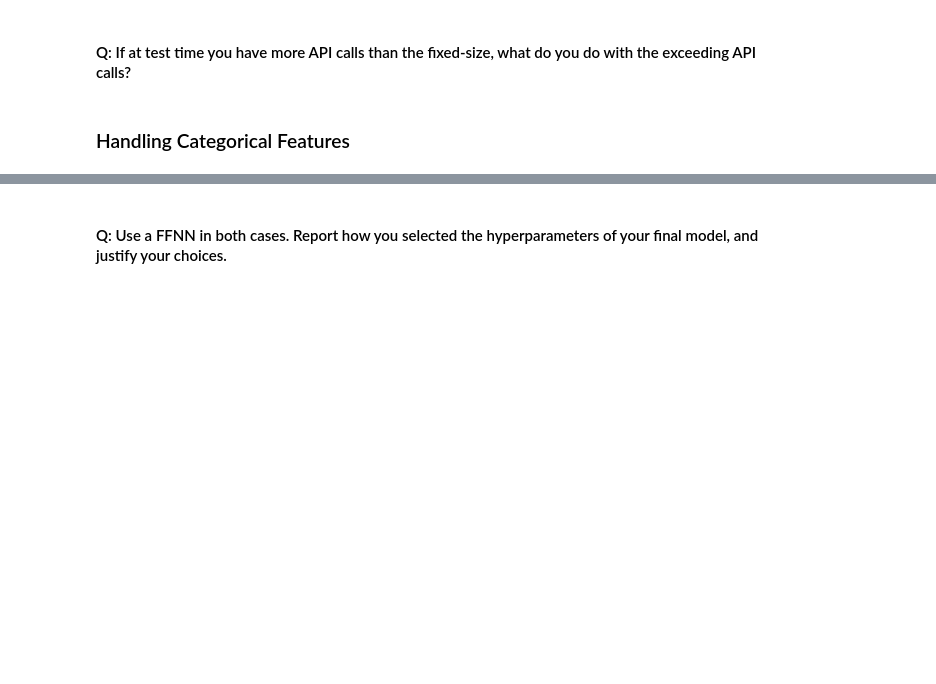
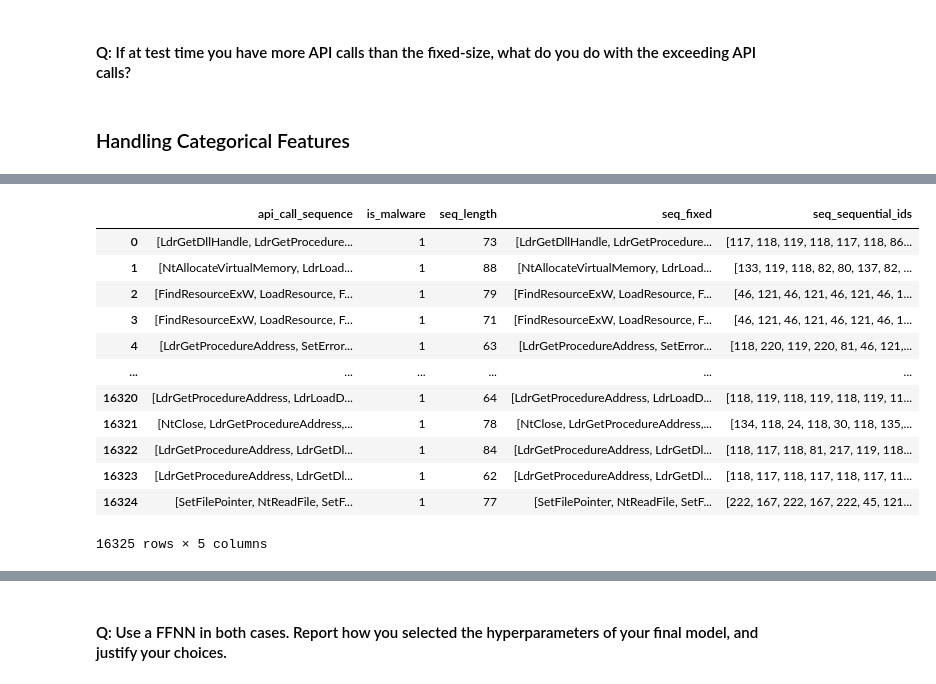
Before and after one commit to AImSecure/Laboratory2, a Jupyter notebook: lab/notebooks/Lab2_FFNN_RNN_GNN.ipynb, the cells around one changed output, grey strips where cells are left out. Drawn from its saved outputs; the diff is of its cells as text; code cells hidden in the pictures; blank space fills up the shorter version.

Commit message:
Task 1 and Task 2 first implementation

```diff
--- a/lab/notebooks/Lab2_FFNN_RNN_GNN.ipynb
+++ b/lab/notebooks/Lab2_FFNN_RNN_GNN.ipynb
@@ -392,6 +584,34 @@ os.makedirs(save_dir, exist_ok=True)
 # %% [markdown]
 #### Q: Given the estimate, what technique could you use to obtain the same number of API calls per sequence?
+# %%
+# --- To ensure consistency, we apply the padding or truncating to also on the test df ---
+df_test['seq_fixed'] = df_test['api_call_sequence'].apply(lambda x: pad_truncate_sequence(x, L))
 # %% [markdown]
 #### Q: If at test time you have more API calls than the fixed-size, what do you do with the exceeding API calls?
 # %% [markdown]
 ### Handling Categorical Features
+# %%
+# --- Handling Categorical Features ---
+
+# Combine train and test sequences to create a unified vocabulary for consistent mapping
+all_sequences = pd.concat([df_train['seq_fixed'], df_test['seq_fixed']], axis=0)
+all_api_calls = [api for seq in all_sequences for api in seq]
+
+# Handle the padding value (0) - ensure it's treated as a special token
+# We'll add a placeholder for padding in the vocabulary if it's not already there.
+# Since we used 0 for padding, we need to adjust the mapping.
+# Let's map padding to index 0 and start API call indices from 1.
+unique_api_calls = sorted(list(set(api for api in all_api_calls if isinstance(api, str)))) # Filter out non-string elements before sorting
+if 0 in all_api_calls and 0 not in unique_api_calls:
+     unique_api_calls.insert(0, 0) # Add 0 to the beginning of the list if it was in the original sequences
+
+# Create a mapping from API call to sequential ID (starting from 1 for API calls, 0 for padding)
+api_to_id = {api: i for i, api in enumerate(unique_api_calls)}
+
+
+# Create a mapping from ID back to API call (for verification)
+id_to_api = {i: api for api, i in api_to_id.items()}
+
+print(f"Number of unique API calls (including padding): {len(api_to_id)}")
+print("API call to ID mapping example:", list(api_to_id.items())[:5])
+print("ID to API call mapping example:", list(id_to_api.items())[:5])
@@ -397,0 +622,13 @@ os.makedirs(save_dir, exist_ok=True)
+# %%
+# --- 1. Sequential identifiers ---
+# Convert the fixed-size sequences to sequences of sequential IDs
+df_train['seq_sequential_ids'] = df_train['seq_fixed'].apply(lambda seq: [api_to_id[api] for api in seq])
+df_test['seq_sequential_ids'] = df_test['seq_fixed'].apply(lambda seq: [api_to_id[api] for api in seq])
+
+print("\nFirst row of train set with sequential IDs:")
+print(df_train['seq_sequential_ids'].iloc[0])
+print(len(df_train['seq_sequential_ids'].iloc[0]))
+
+print("\nFirst row of test set with sequential IDs:")
+print(df_test['seq_sequential_ids'].iloc[0])
+print(len(df_test['seq_sequential_ids'].iloc[0]))
@@ -397,0 +643,16 @@ os.makedirs(save_dir, exist_ok=True)
+# %%
+df_train
+# %% [output]
+|  | api_call_sequence | is_malware | seq_length | seq_fixed | seq_sequential_ids |
+| 0 | [LdrGetDllHandle, LdrGetProcedure... | 1 | 73 | [LdrGetDllHandle, LdrGetProcedure... | [117, 118, 119, 118, 117, 118, 86... |
+| 1 | [NtAllocateVirtualMemory, LdrLoad... | 1 | 88 | [NtAllocateVirtualMemory, LdrLoad... | [133, 119, 118, 82, 80, 137, 82, ... |
+| 2 | [FindResourceExW, LoadResource, F... | 1 | 79 | [FindResourceExW, LoadResource, F... | [46, 121, 46, 121, 46, 121, 46, 1... |
+| 3 | [FindResourceExW, LoadResource, F... | 1 | 71 | [FindResourceExW, LoadResource, F... | [46, 121, 46, 121, 46, 121, 46, 1... |
+| 4 | [LdrGetProcedureAddress, SetError... | 1 | 63 | [LdrGetProcedureAddress, SetError... | [118, 220, 119, 220, 81, 46, 121,... |
+| ... | ... | ... | ... | ... | ... |
+| 16320 | [LdrGetProcedureAddress, LdrLoadD... | 1 | 64 | [LdrGetProcedureAddress, LdrLoadD... | [118, 119, 118, 119, 118, 119, 11... |
+| 16321 | [NtClose, LdrGetProcedureAddress,... | 1 | 78 | [NtClose, LdrGetProcedureAddress,... | [134, 118, 24, 118, 30, 118, 135,... |
+| 16322 | [LdrGetProcedureAddress, LdrGetDl... | 1 | 84 | [LdrGetProcedureAddress, LdrGetDl... | [118, 117, 118, 81, 217, 119, 118... |
+| 16323 | [LdrGetProcedureAddress, LdrGetDl... | 1 | 62 | [LdrGetProcedureAddress, LdrGetDl... | [118, 117, 118, 117, 118, 117, 11... |
+| 16324 | [SetFilePointer, NtReadFile, SetF... | 1 | 77 | [SetFilePointer, NtReadFile, SetF... | [222, 167, 222, 167, 222, 45, 121... |
+16325 rows × 5 columns
```
Also changed, not shown: parts of 54 cells of this notebook.
